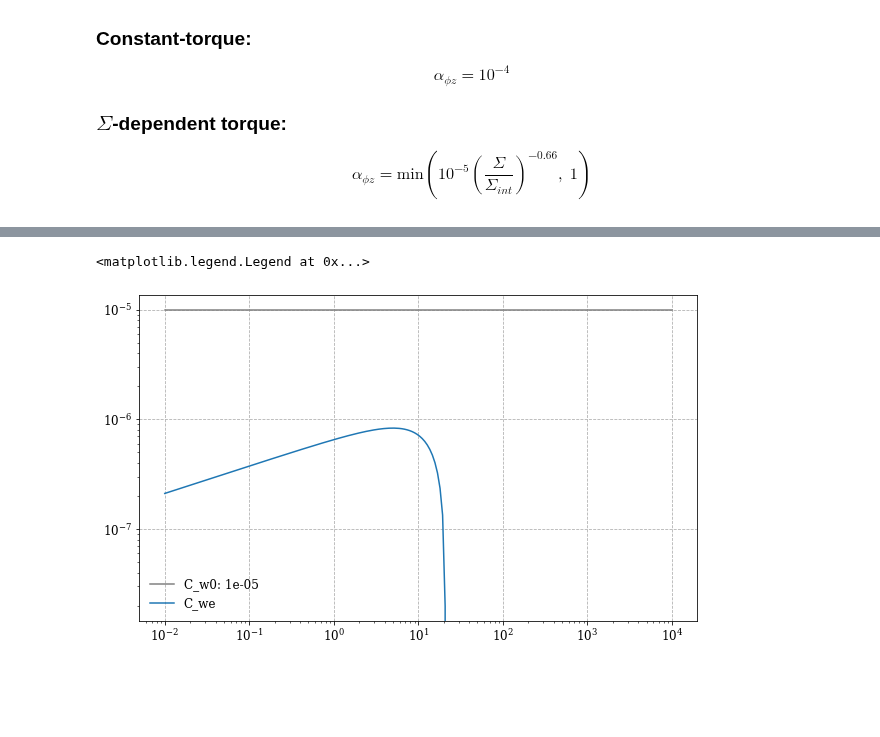
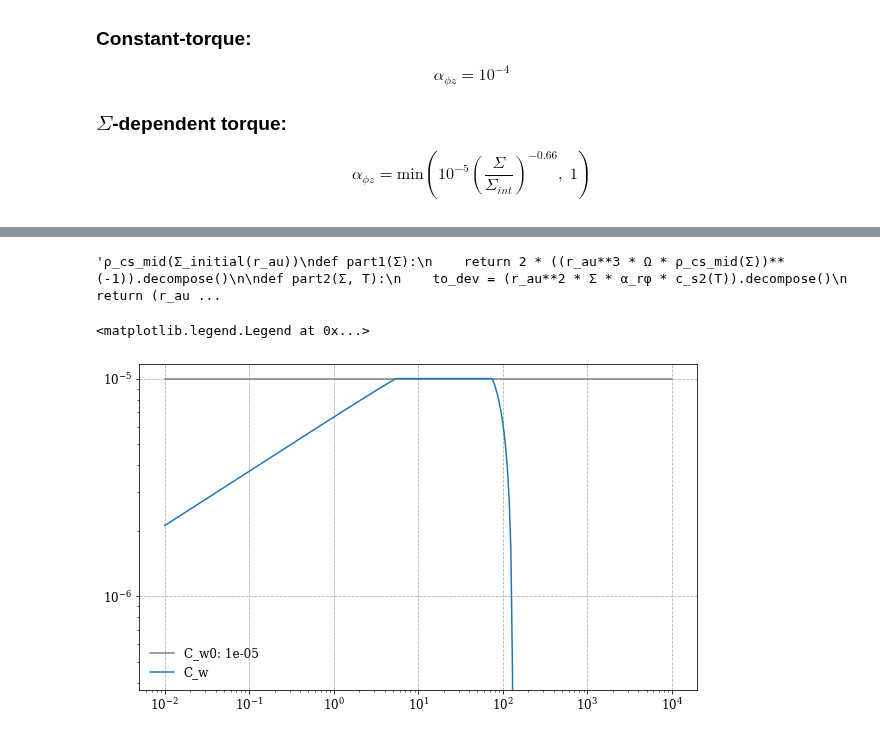
Before and after one commit to agent031/bachelor_code, a Jupyter notebook: Testing_values_T0/mass_flux_strongDW.ipynb, the cells around one changed output, grey strips where cells are left out. Drawn from its saved outputs; the diff is of its cells as text; code cells hidden in the pictures; blank space fills up the shorter version.

Commit message:
Started combined the known initial temperature and the mass fluc Cw

```diff
--- a/Testing_values_T0/mass_flux_strongDW.ipynb
+++ b/Testing_values_T0/mass_flux_strongDW.ipynb
@@ -51,6 +51,6 @@ $[13498.388,~10960.22,~8899.2998,~\dots,~2.0603508 \times 10^{-140},~1.4634245 \
 # %%
 α_rφ = 8e-5
-ρ_cs_mid(Σ_initial(r_au))
+'''ρ_cs_mid(Σ_initial(r_au))
 def part1(Σ):
     return 2 * ((r_au**3 * Ω * ρ_cs_mid(Σ))**(-1)).decompose()
 
@@ -61,9 +61,11 @@ def part2(Σ, T):
 def part3(T, α_φz):
     return ((2 * np.sqrt(c_s2(T))) / (r_au * Ω) * α_φz).decompose()
 
-C = part1(Σ_initial(r_au)) * part2(Σ_initial(r_au), T_req) + part3(T_req, 1e-5)
+C = part1(Σ_initial(r_au)) * part2(Σ_initial(r_au), T_req) + part3(T_req, 1e-5)'''
+# %% [output]
+'ρ_cs_mid(Σ_initial(r_au))\ndef part1(Σ):\n    return 2 * ((r_au**3 * Ω * ρ_cs_mid(Σ))**(-1)).decompose()\n\ndef part2(Σ, T):\n    to_dev = (r_au**2 * Σ * α_rφ * c_s2(T)).decompose()\n    return (r_au ...
 # %%
-def C_we(Σ, T, α_φz):
+def C_we(Σ, T, α_φz, α_rφ = 8e-5):
     def part1(Σ):
         return 2 * ((r_au**3 * Ω * ρ_cs_mid(Σ))**(-1)).decompose()
 
@@ -74,24 +76,24 @@ def C_we(Σ, T, α_φz):
     def part3(T, α_φz):
         return ((2 * np.sqrt(c_s2(T))) / (r_au * Ω) * α_φz).decompose()
 
-    C_we = (part1(Σ) * part2(Σ, T) + part3(T, α_φz)).value
-    C_we[C_we < 0] = 0
+    C_we = (part1(Σ) * part2(Σ, T)) + part3(T, α_φz)
+    #C_we = np.maximum(C_we, 0)
 
-    return C_we
+    return C_we, part1(Σ).decompose(), part2(Σ, T).decompose(), part3(T, α_φz).decompose()
 # %%
-def C_w(Cw0, Cwe):
-    C_W = Cw0 * np.ones_like(r_au)
-    C_W[C_W > Cwe] = Cwe
+def C_w(Σ, T, α_φz, Cw0 = 1e-5):
+    Cw0 = Cw0 * np.ones_like(r_au.value)
+    C_W = np.minimum(Cw0, C_we(Σ, T, α_φz)[0])
     return C_W
 # %%
 fig, axs = plt.subplots(figsize = (10, 6))
 axs.grid(ls='--')
 
 axs.loglog(r_au, 1e-5 * np.ones_like(r_au), c='grey', label = f'C_w0: {1e-5}')
-axs.loglog(r_au, C_we(Σ_initial(r_au), T_req, 1e-5), label= f'C_we')
+axs.loglog(r_au, C_w(Σ_initial(r_au), T_req, 1e-4), label= f'C_w')
 
 
 plt.legend(frameon=False)
 # %% [output]
 <matplotlib.legend.Legend at 0x...>
-[figure, old version]
+[figure, new version]
```
Also changed, not shown: parts of 11 cells of this notebook, 2 other files.
